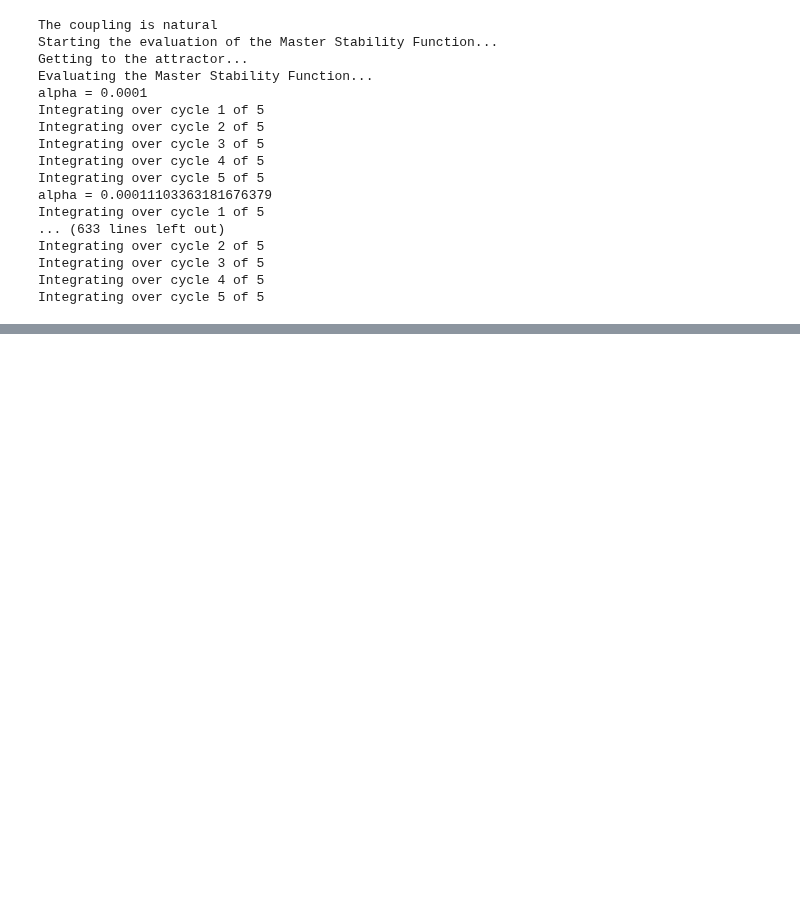
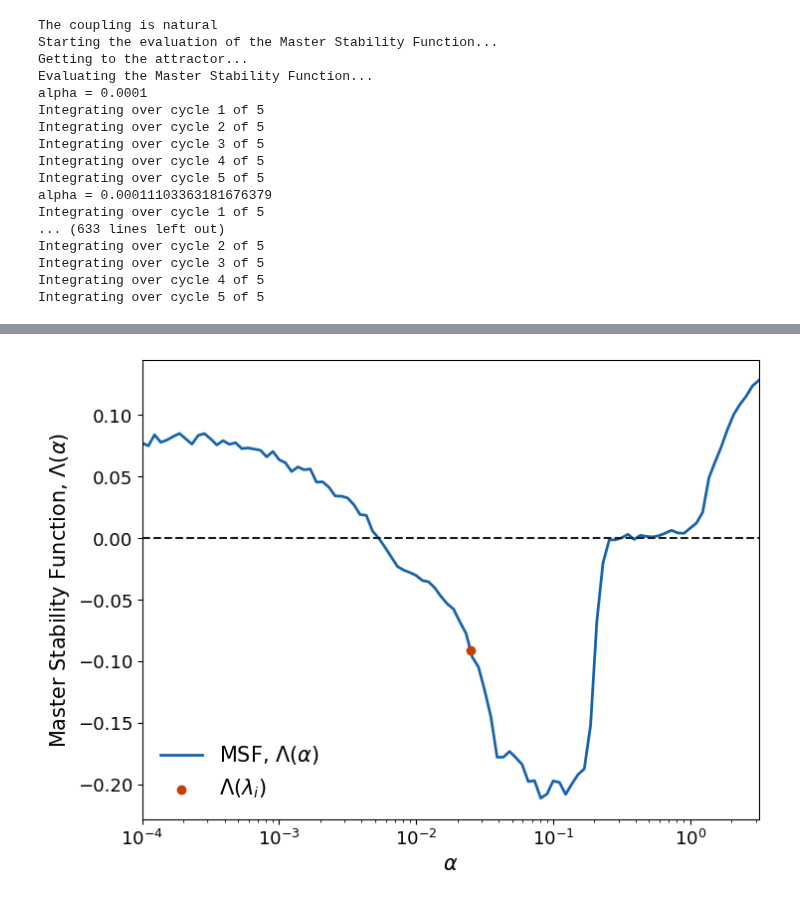
Before and after one commit to HGX-Team/hypergraphx, a Jupyter notebook: tutorials/synchronization.ipynb, the cells around one changed output, grey strips where cells are left out. Drawn from its saved outputs; the diff is of its cells as text; code cells hidden in the pictures; blank space fills up the shorter version.

```diff
--- a/tutorials/synchronization.ipynb
+++ b/tutorials/synchronization.ipynb
@@ -248,26 +260,28 @@ Getting to the attractor...
 # %%
 # We plot the results
 fig, ax = plt.subplots(figsize=(8, 6))
 
 # MSF
 ax.plot(interval, MSF,
         lw=2, c=plt.cm.Blues(0.8), zorder=1,
         label="MSF, $\Lambda(\\alpha)$")
 
 # Lyapunov exponents associated to the eigenvalues of the Laplacian matrix
-ax.scatter(spectrum[1:], hon_MSF,
+ax.scatter(spectrum, hon_MSF,
         color=plt.cm.Oranges(0.8), zorder=10,
         label="$\Lambda(\lambda_i)$")
 
 ax.hlines(y=0, xmin=10**-4, xmax=10,
           colors=plt.cm.Greys(0.9), ls="--")
 
 ax.semilogx()
 ax.set_xlim(10**-4,10**0.5)
 ax.tick_params(axis='both', which='major', labelsize=13)
 
 ax.set_xlabel("$\\alpha$", fontsize=15)
 ax.set_ylabel("Master Stability Function, $\Lambda(\\alpha)$", fontsize=15)
-ax.legend(fontsize=15, frameon=False, loc=4)
+ax.legend(fontsize=15, frameon=False, loc=3)
 
 plt.show()
+# %% [output]
+[figure, added]
```
Also changed, not shown: parts of 2 cells of this notebook.
